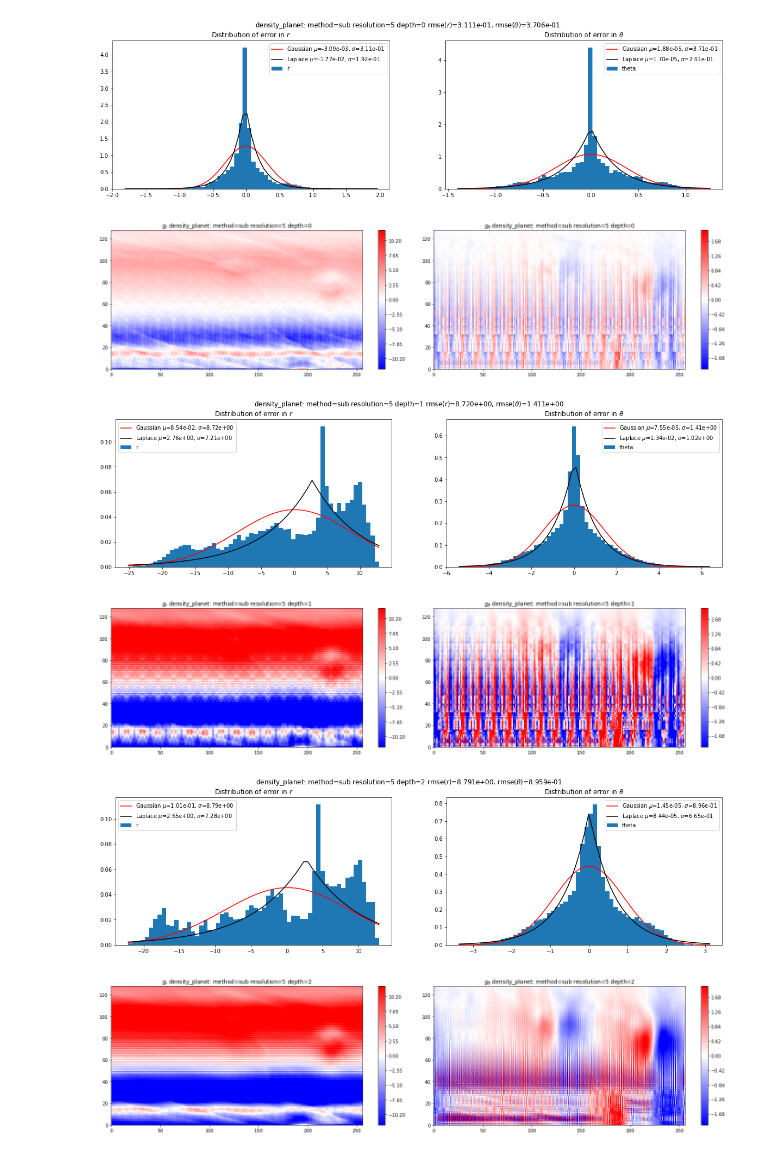
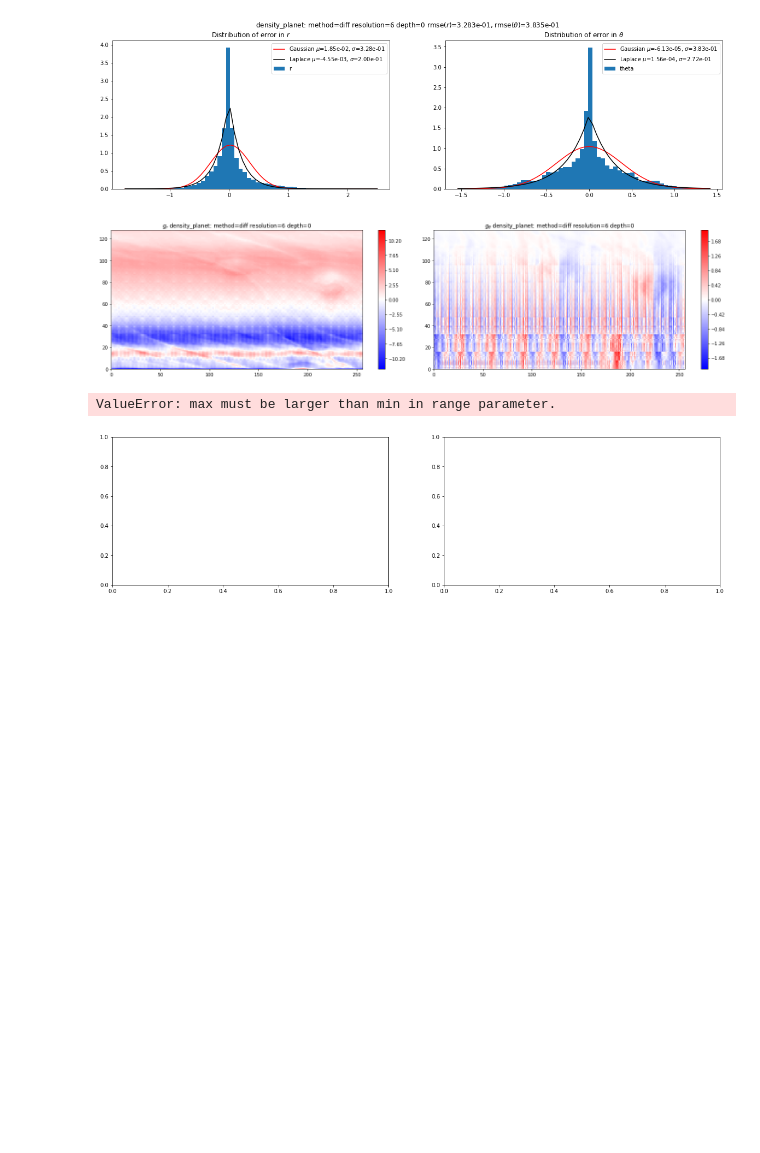
Before and after one commit to spiderdaddy/CSII, a Jupyter notebook: python/Plot-Errors.ipynb, the cells around one changed output. Saved outputs shown, nothing was run; the diff lists cells and outputs as text; code cells hidden in the pictures; blank space fills up the shorter version.

```diff
--- a/python/Plot-Errors.ipynb
+++ b/python/Plot-Errors.ipynb
@@ -99,10 +99,10 @@ baseline_density_planet = "../cmake-build-debug/result-density_planet-2018070419
 baseline_density_final_05k = "../cmake-build-debug/result-density_final_05k-20180703174346/sub-1-0.csv"
 
 baseline = pd.read_csv( baseline_density_planet, header=None)
-result_date = "20180705152330"
+result_date = "20180710002351"
 result_name = "density_planet"
-for method in ['diff', 'sub']:#['sub', 'diff']:
-    for resolution in [5]:
+for method in ['sub', 'diff']:
+    for resolution in [6]:
         for depth in [0,1,2]:
             tree = pd.read_csv( "../cmake-build-debug/result-%s-%s/%s-%d-%d.csv" % (result_name, result_date, method, resolution, depth), header=None)
             plot_diff(result_name, tree, baseline, method, resolution, depth )
@@ -117,9 +117,7 @@ for method in ['diff', 'sub']:#['sub', 'diff']:
-[figure, old version]
+[figure, new version]
-[figure, old version]
+[figure, new version]
+ValueError: max must be larger than min in range parameter.
-[figure, old version]
+[figure, new version]
-[figure, removed]
-[figure, removed]
-[figure, removed]
 # %%
 baseline_density = "../cmake-build-debug/result-density-20180704205144/diff-0-0.csv"
 baseline_density_planet = "../cmake-build-debug/result-density_planet-20180704192455/diff-0-0.csv"
```
Also changed, not shown: parts of 2 cells of this notebook, 4 other files.
